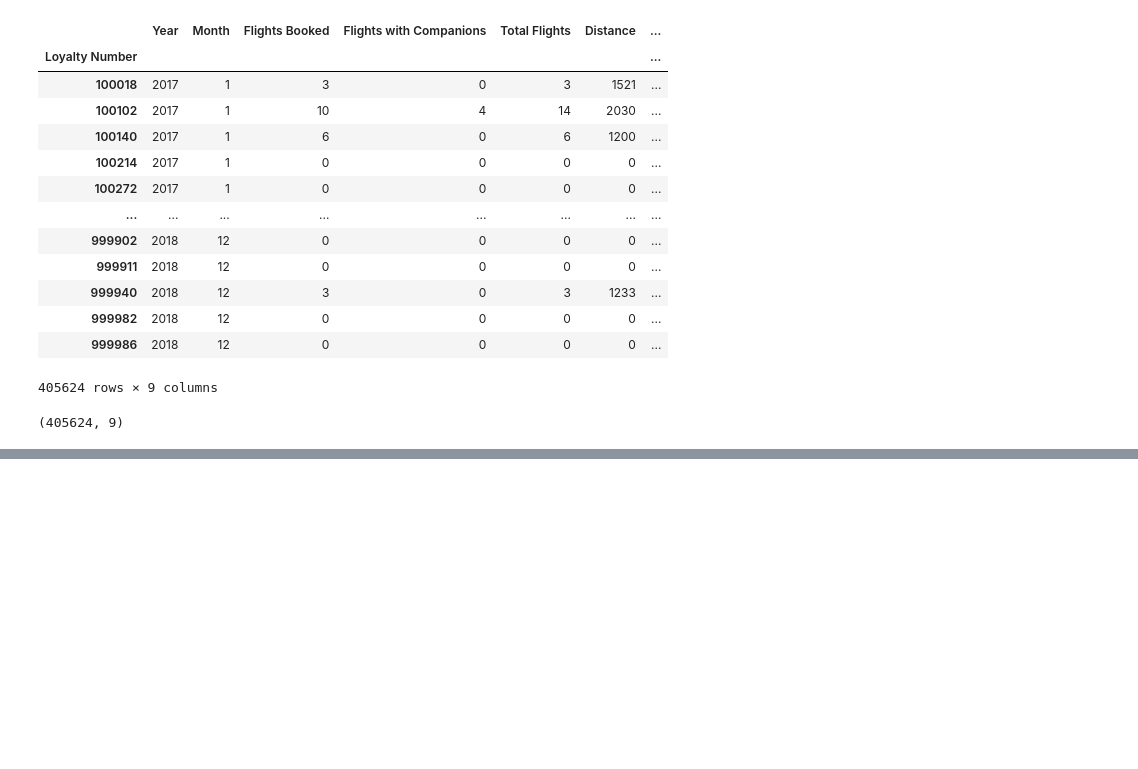
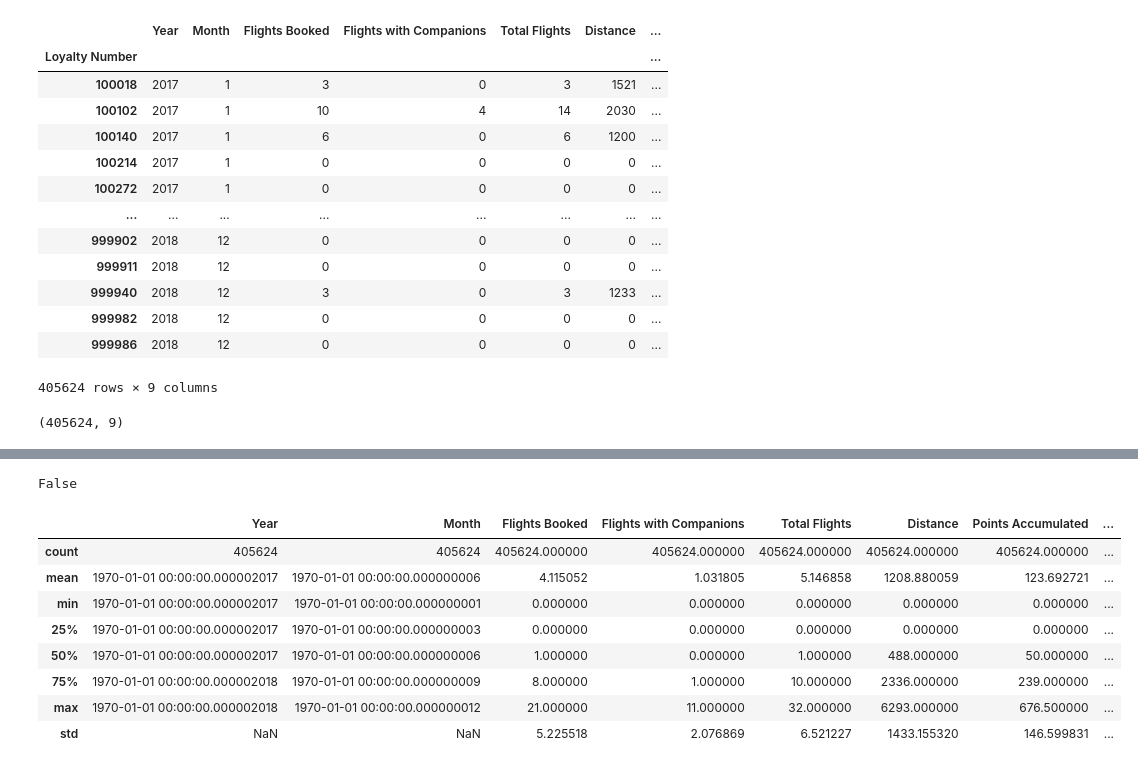
Before and after one commit to Adalab/bda-modulo-3-evaluacion-final-Martitaa, a Jupyter notebook: evaluacion_final.ipynb, the cells around one changed output, grey strips where cells are left out. Drawn from its saved outputs; the diff is of its cells as text; code cells hidden in the pictures; blank space fills up the shorter version.

```diff
--- a/evaluacion_final.ipynb
+++ b/evaluacion_final.ipynb
@@ -29,0 +60,5 @@ df_vuelos.shape
+# %%
+#cambio de año y mes en datatime
+df_vuelos["Year"]= pd.to_datetime(df_vuelos["Year"])
+df_vuelos["Month"]= pd.to_datetime(df_vuelos["Month"])
+df_vuelos.info()
@@ -29,0 +96,18 @@ df_vuelos.shape
+# %%
+df_vuelos["Points Accumulated"].apply(float.is_integer).all()
+#significa que no todos los valores son enteros por lo que lo dejamos como float64
+# %% [output]
+False
+# %%
+##Estadísticas descriptivas
+df_vuelos.describe()
+# %% [output]
+|  | Year | Month | Flights Booked | Flights with Companions | Total Flights | Distance | Points Accumulated | ... |
+| count | 405624 | 405624 | 405624.000000 | 405624.000000 | 405624.000000 | 405624.000000 | 405624.000000 | ... |
+| mean | 1970-01-01 00:00:00.000002017 | 1970-01-01 00:00:00.000000006 | 4.115052 | 1.031805 | 5.146858 | 1208.880059 | 123.692721 | ... |
+| min | 1970-01-01 00:00:00.000002017 | 1970-01-01 00:00:00.000000001 | 0.000000 | 0.000000 | 0.000000 | 0.000000 | 0.000000 | ... |
+| 25% | 1970-01-01 00:00:00.000002017 | 1970-01-01 00:00:00.000000003 | 0.000000 | 0.000000 | 0.000000 | 0.000000 | 0.000000 | ... |
+| 50% | 1970-01-01 00:00:00.000002017 | 1970-01-01 00:00:00.000000006 | 1.000000 | 0.000000 | 1.000000 | 488.000000 | 50.000000 | ... |
+| 75% | 1970-01-01 00:00:00.000002018 | 1970-01-01 00:00:00.000000009 | 8.000000 | 1.000000 | 10.000000 | 2336.000000 | 239.000000 | ... |
+| max | 1970-01-01 00:00:00.000002018 | 1970-01-01 00:00:00.000000012 | 21.000000 | 11.000000 | 32.000000 | 6293.000000 | 676.500000 | ... |
+| std | NaN | NaN | 5.225518 | 2.076869 | 6.521227 | 1433.155320 | 146.599831 | ... |
```
Also changed, not shown: parts of 27 cells of this notebook.
